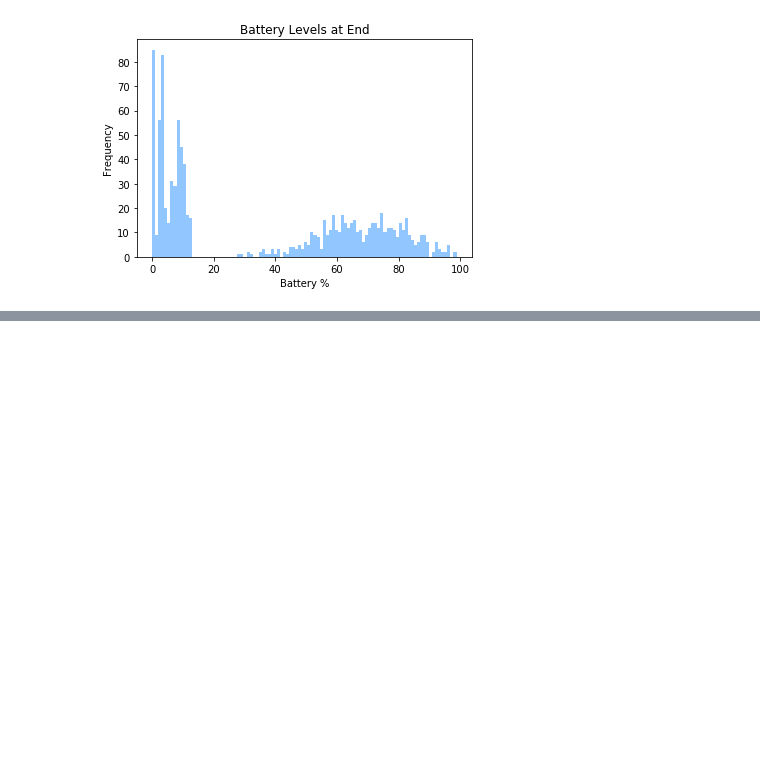
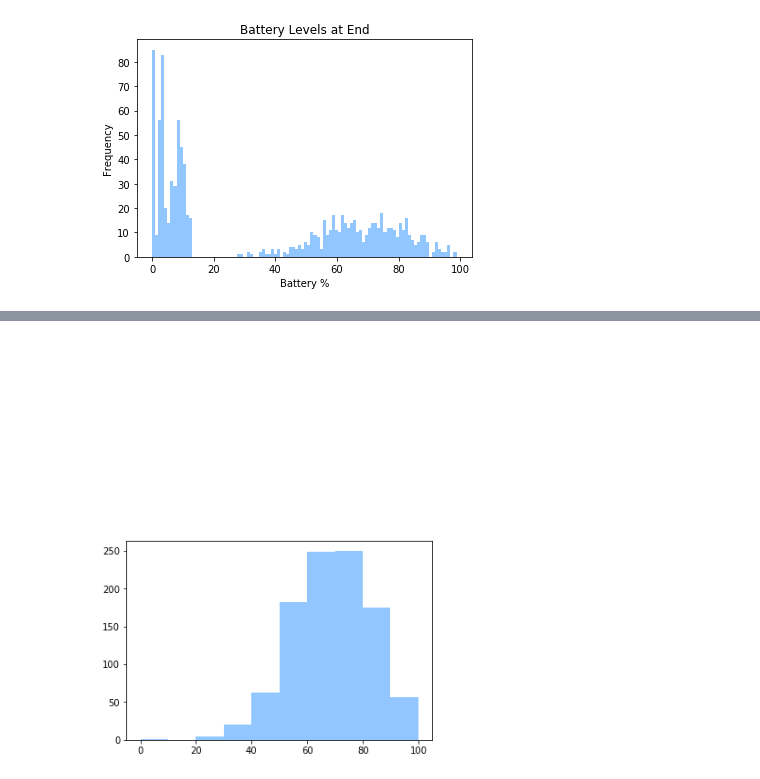
Before and after one commit to ptrick9/CPS_Simulator, a Jupyter notebook: BatteryUsage.ipynb, the cells around one changed output, grey strips where cells are left out. Saved outputs shown, nothing was run; the diff lists cells and outputs as text; code cells hidden in the pictures; blank space fills up the shorter version.

```diff
--- a/BatteryUsage.ipynb
+++ b/BatteryUsage.ipynb
@@ -52,0 +91,11 @@ plt.show()
+# %%
+def update_hist(num):
+    plt.cla()
+    plt.hist(batteryLevels[num])
+
+fig = plt.figure()
+hist = plt.hist(batteryLevels[0])
+
+animation = animation.FuncAnimation(fig, update_hist, 200, fargs=(num) )
+HTML(animation.to_html5_video())
+# %% [output]
@@ -52,0 +103 @@ plt.show()
+[figure, added]
```
Also changed, not shown: parts of 3 cells of this notebook.
